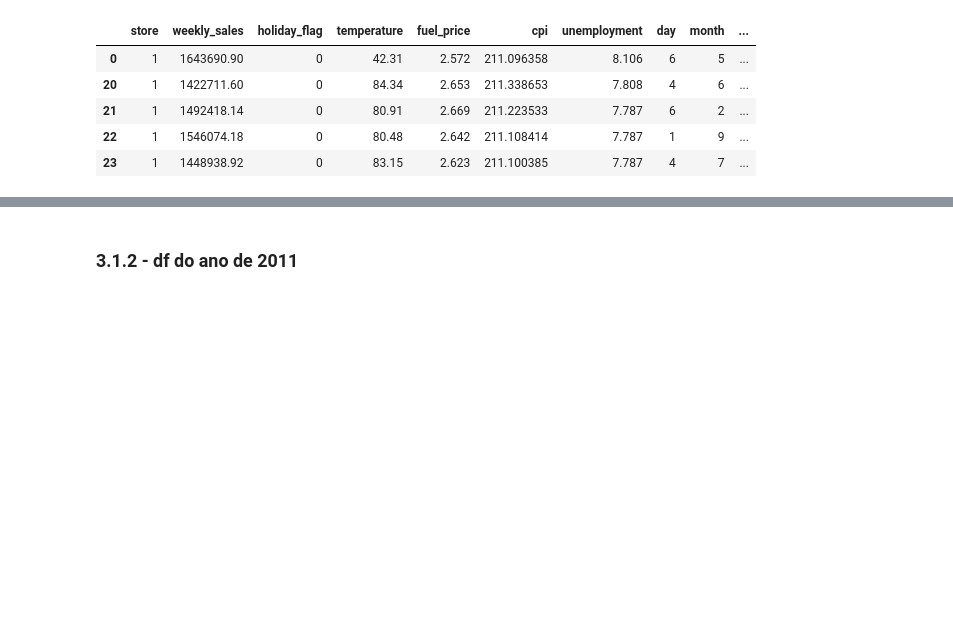
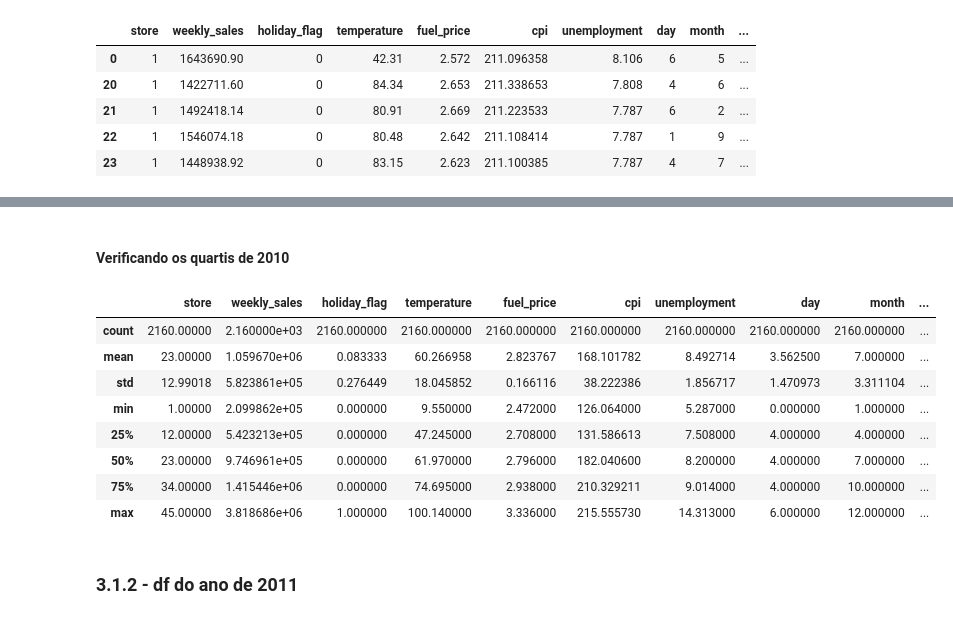
Before and after one commit to michellssGUi/dataScience, a Jupyter notebook: Wallmart_Melhor_Loja_2.ipynb, the cells around one changed output, grey strips where cells are left out. Saved outputs shown, nothing was run; the diff lists cells and outputs as text; code cells hidden in the pictures; blank space fills up the shorter version.

```diff
--- a/Wallmart_Melhor_Loja_2.ipynb
+++ b/Wallmart_Melhor_Loja_2.ipynb
@@ -259,3 +271,17 @@ df_2010.head()
+# %% [markdown]
+#### Verificando os quartis de 2010
+# %%
+df_2010.describe()
+# %% [output]
+|  | store | weekly_sales | holiday_flag | temperature | fuel_price | cpi | unemployment | day | month | ... |
+| count | 2160.00000 | 2.160000e+03 | 2160.000000 | 2160.000000 | 2160.000000 | 2160.000000 | 2160.000000 | 2160.000000 | 2160.000000 | ... |
+| mean | 23.00000 | 1.059670e+06 | 0.083333 | 60.266958 | 2.823767 | 168.101782 | 8.492714 | 3.562500 | 7.000000 | ... |
+| std | 12.99018 | 5.823861e+05 | 0.276449 | 18.045852 | 0.166116 | 38.222386 | 1.856717 | 1.470973 | 3.311104 | ... |
+| min | 1.00000 | 2.099862e+05 | 0.000000 | 9.550000 | 2.472000 | 126.064000 | 5.287000 | 0.000000 | 1.000000 | ... |
+| 25% | 12.00000 | 5.423213e+05 | 0.000000 | 47.245000 | 2.708000 | 131.586613 | 7.508000 | 4.000000 | 4.000000 | ... |
+| 50% | 23.00000 | 9.746961e+05 | 0.000000 | 61.970000 | 2.796000 | 182.040600 | 8.200000 | 4.000000 | 7.000000 | ... |
+| 75% | 34.00000 | 1.415446e+06 | 0.000000 | 74.695000 | 2.938000 | 210.329211 | 9.014000 | 4.000000 | 10.000000 | ... |
+| max | 45.00000 | 3.818686e+06 | 1.000000 | 100.140000 | 3.336000 | 215.555730 | 14.313000 | 6.000000 | 12.000000 | ... |
 # %% [markdown]
 ### 3.1.2 - df do ano de 2011
 # %%
```
Also changed, not shown: parts of 18 cells of this notebook.
